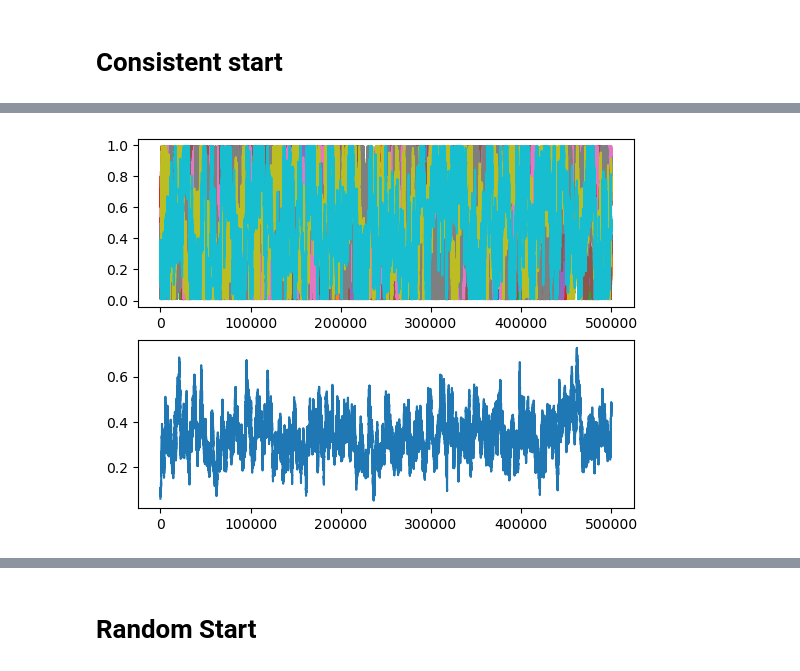
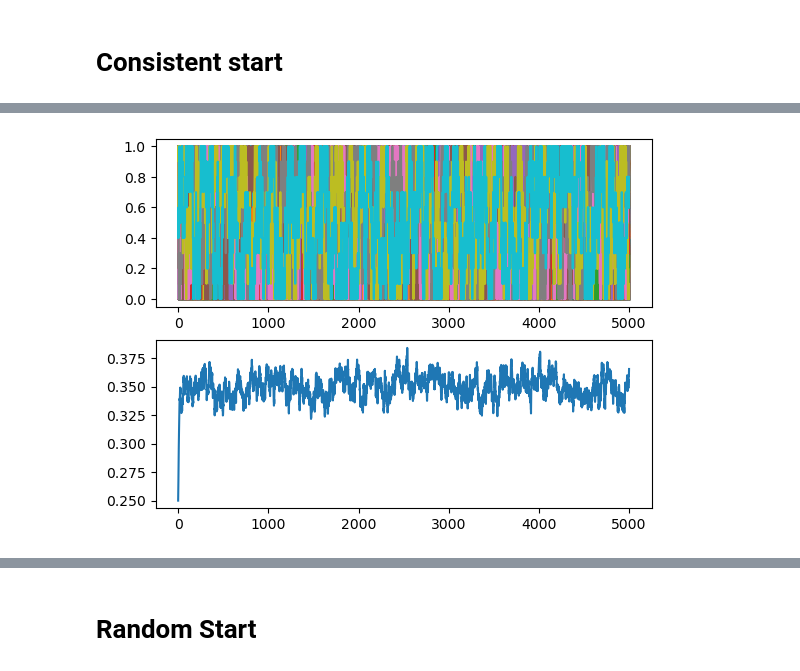
Before and after one commit to leoole100/fp2, a Jupyter notebook: 04 montecarlo/scripts/02 potential well.ipynb, the cells around one changed output, grey strips where cells are left out. Drawn from its saved outputs; the diff is of its cells as text; code cells hidden in the pictures.

```diff
--- a/04 montecarlo/scripts/02 potential well.ipynb
+++ b/04 montecarlo/scripts/02 potential well.ipynb
@@ -17,7 +20,7 @@ def potpot(x):
 def potq(x):
     return 10*x**2/2
 
-def step(x,pot,dx=0.01):
+def step(x,pot,dx=0.1):
     dx = np.random.choice([-1,1],len(x))*dx
     return x + (np.random.random(len(x))<np.exp(-pot(x+dx)+pot(x)))*dx
 # %%
@@ -37,6 +40,7 @@ def plot_sim(x):
 # %% [markdown]
 # Consistent start
 # %%
-x = do_sim(500000,10,potpot, xinit=0.25)
+%%time
+x = do_sim(5000,1000,potpot, xinit=0.5)
 plot_sim(x).show()
 # %% [output]
@@ -43 +49 @@ plot_sim(x).show()
-[figure, old version]
+[figure, new version]
```
Also changed, not shown: parts of 4 cells of this notebook, 9 other files.
